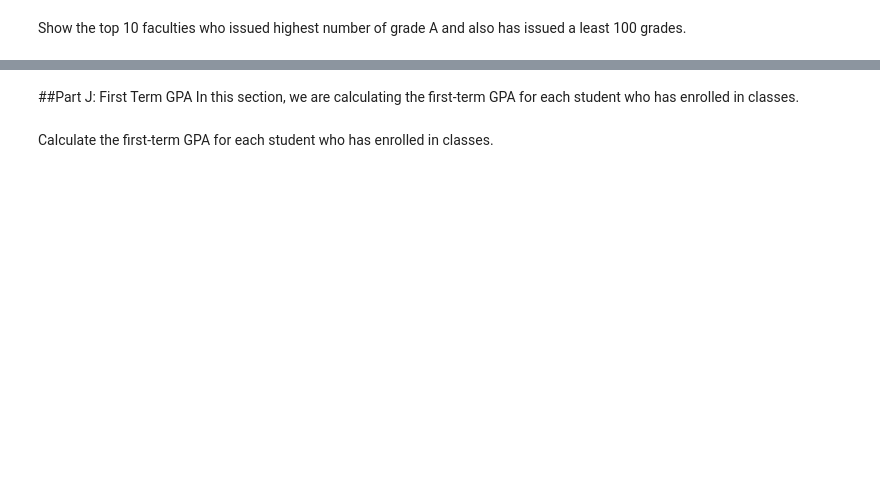
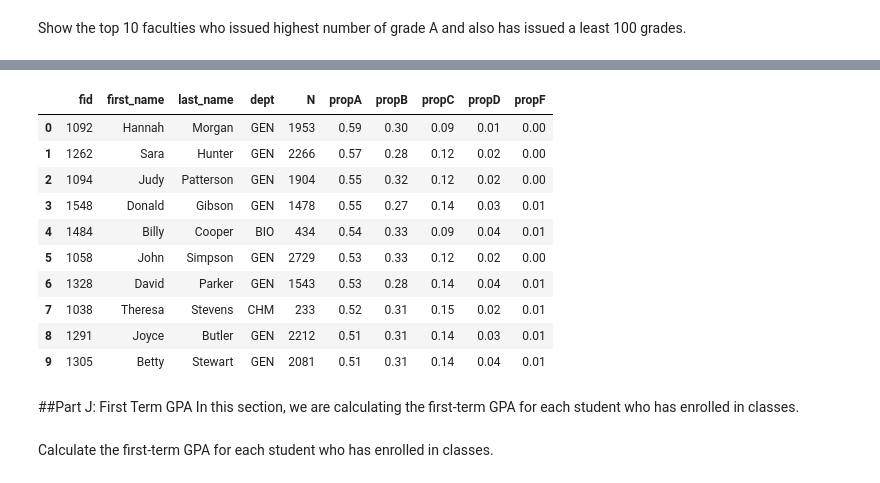
Before and after one commit to rakesh-karki/Student-Grade-Database-Analysis, a Jupyter notebook: Student Grade Database Analysis using pyspark.ipynb, the cells around one changed output, grey strips where cells are left out. Drawn from its saved outputs; the diff is of its cells as text; code cells hidden in the pictures; blank space fills up the shorter version.

```diff
--- a/Student Grade Database Analysis using pyspark.ipynb
+++ b/Student Grade Database Analysis using pyspark.ipynb
@@ -359,12 +426,23 @@ Show the top 10 faculties who issued highest number of grade A and also has issu
 # %%
 (
   faculty_grade_dist
     .filter(expr('N>=100'))
     .sort('propA', ascending = False)
-    .show(10)
-  )
+    .toPandas()
+  ).head(10)
 # %% [output]
 [interactive output not drawn]
+|  | fid | first_name | last_name | dept | N | propA | propB | propC | propD | propF |
+| 0 | 1092 | Hannah | Morgan | GEN | 1953 | 0.59 | 0.30 | 0.09 | 0.01 | 0.00 |
+| 1 | 1262 | Sara | Hunter | GEN | 2266 | 0.57 | 0.28 | 0.12 | 0.02 | 0.00 |
+| 2 | 1094 | Judy | Patterson | GEN | 1904 | 0.55 | 0.32 | 0.12 | 0.02 | 0.00 |
+| 3 | 1548 | Donald | Gibson | GEN | 1478 | 0.55 | 0.27 | 0.14 | 0.03 | 0.01 |
+| 4 | 1484 | Billy | Cooper | BIO | 434 | 0.54 | 0.33 | 0.09 | 0.04 | 0.01 |
+| 5 | 1058 | John | Simpson | GEN | 2729 | 0.53 | 0.33 | 0.12 | 0.02 | 0.00 |
+| 6 | 1328 | David | Parker | GEN | 1543 | 0.53 | 0.28 | 0.14 | 0.04 | 0.01 |
+| 7 | 1038 | Theresa | Stevens | CHM | 233 | 0.52 | 0.31 | 0.15 | 0.02 | 0.01 |
+| 8 | 1291 | Joyce | Butler | GEN | 2212 | 0.51 | 0.31 | 0.14 | 0.03 | 0.01 |
+| 9 | 1305 | Betty | Stewart | GEN | 2081 | 0.51 | 0.31 | 0.14 | 0.04 | 0.01 |
 # %% [markdown]
 ##Part J: First Term GPA
 In this section, we are calculating the first-term GPA for each student who has enrolled in classes.
```
Also changed, not shown: parts of 12 cells of this notebook.
